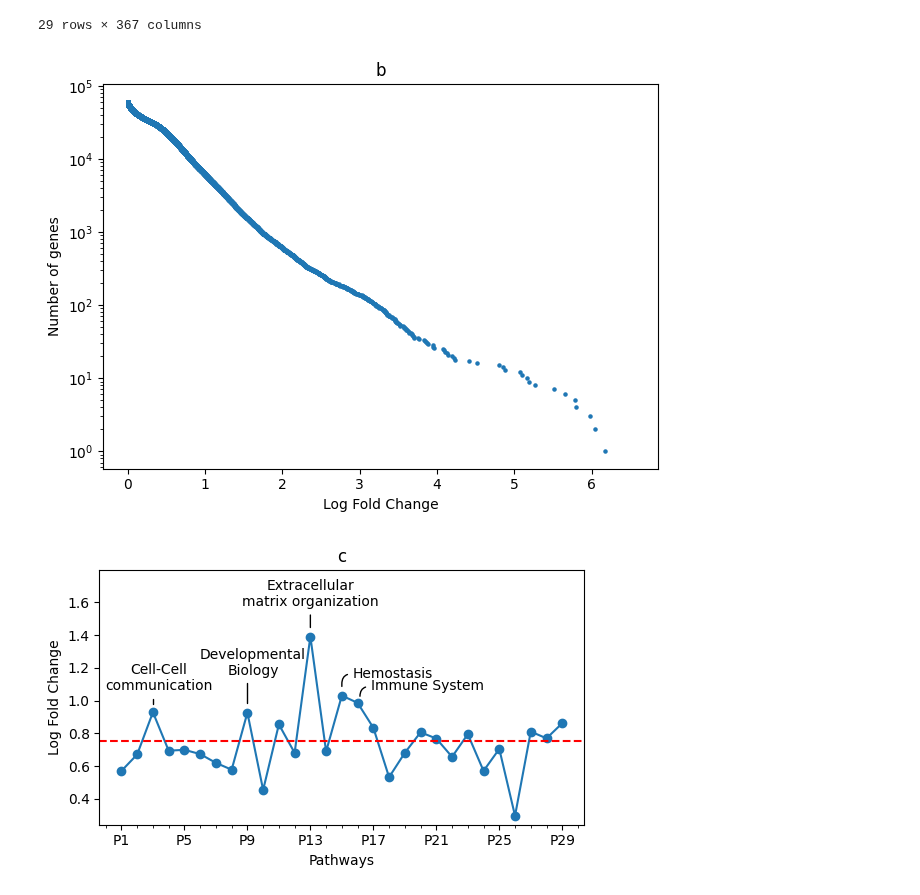
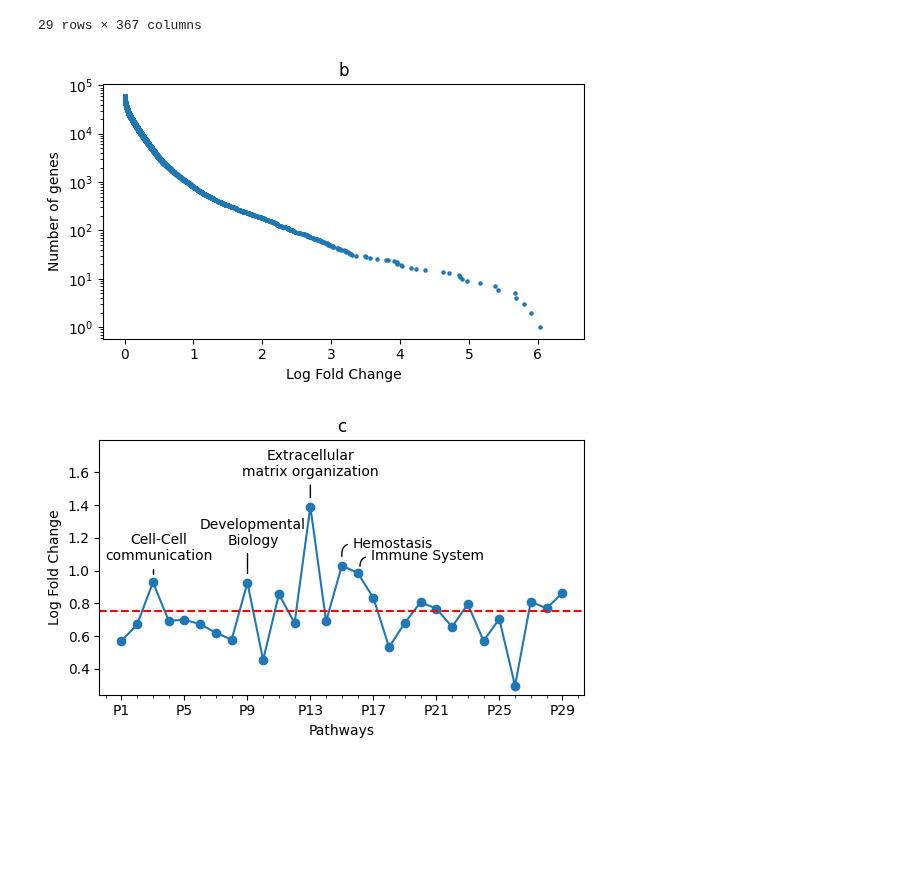
Before and after one commit to SamSaladino/FC-of-Genetic-pathways, a Jupyter notebook: Melanoma_expr_pathways.ipynb, the cells around one changed output. Drawn from its saved outputs; the diff is of its cells as text; code cells hidden in the pictures; blank space fills up the shorter version.

```diff
--- a/Melanoma_expr_pathways.ipynb
+++ b/Melanoma_expr_pathways.ipynb
@@ -215,21 +215,23 @@ top_metastatic_matrix
 | Vesicle-mediated transport | 0.845516 | 1.176675 | 0.910784 | 0.698170 | 0.861105 | ... |
 29 rows × 367 columns
 # %%
-x = top_metastatic_pathw.fold_change.abs().mean(axis=1).sort_values(ascending=False).to_numpy()
+x = top_metastatic_pathw.fold_change.mean(axis=1).abs().sort_values(ascending=False).to_numpy()
 y = range(x.size)
 
-
+fig_height = 3.5
+fig_width = fig_height * 1.618
+fig, ax = plt.subplots(figsize=(fig_width, fig_height))
 plt.scatter(x=x, y=y, s=5)
 plt.yscale('log')
 plt.title('b')
 plt.xlabel('Log Fold Change')
 plt.ylabel('Number of genes')
 plt.tight_layout()
 
 path = os.path.join('figures_tables', 'Fig_4b.pdf')
 plt.savefig(path, bbox_inches='tight')
 # %% [output]
-[figure, old version]
+[figure, new version]
 # %%
 y = top_metastatic_pathw.pathway_data.mean(axis=1).to_numpy()
 x = [f'P{i}' for i in range(1, 30)]
```
Also changed, not shown: parts of 3 cells of this notebook, 5 other files.
